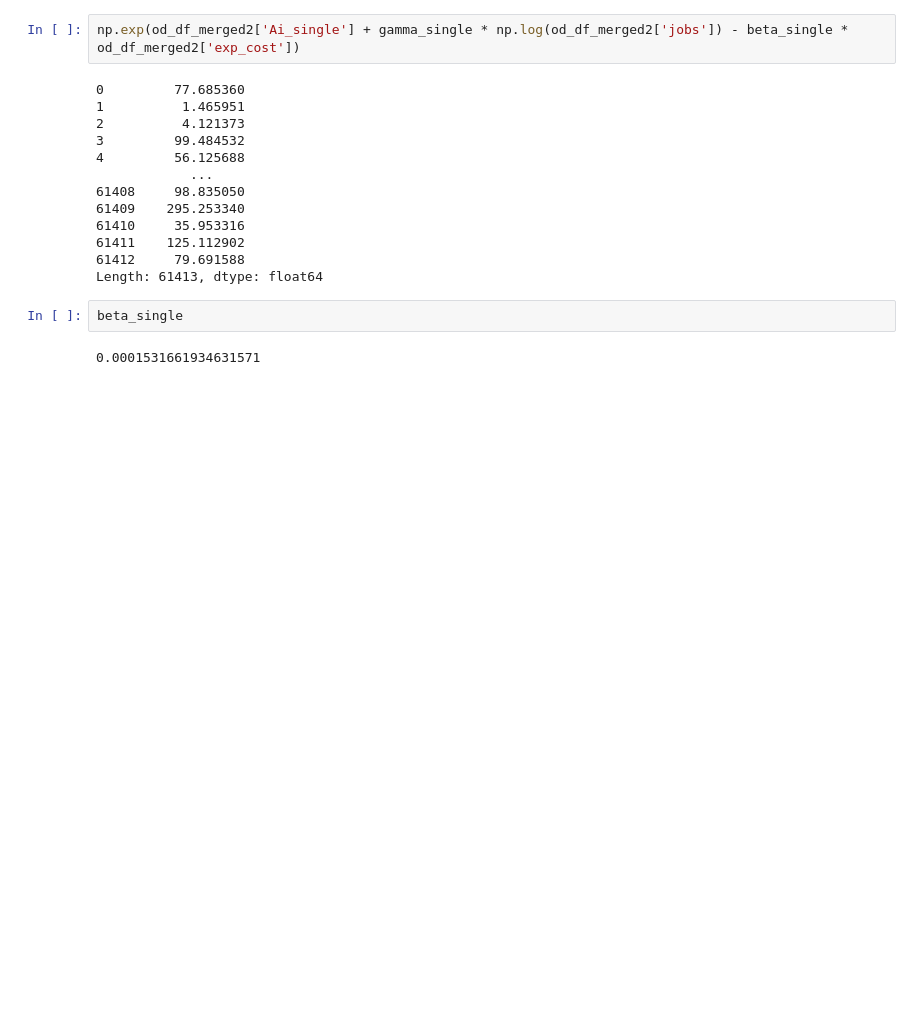
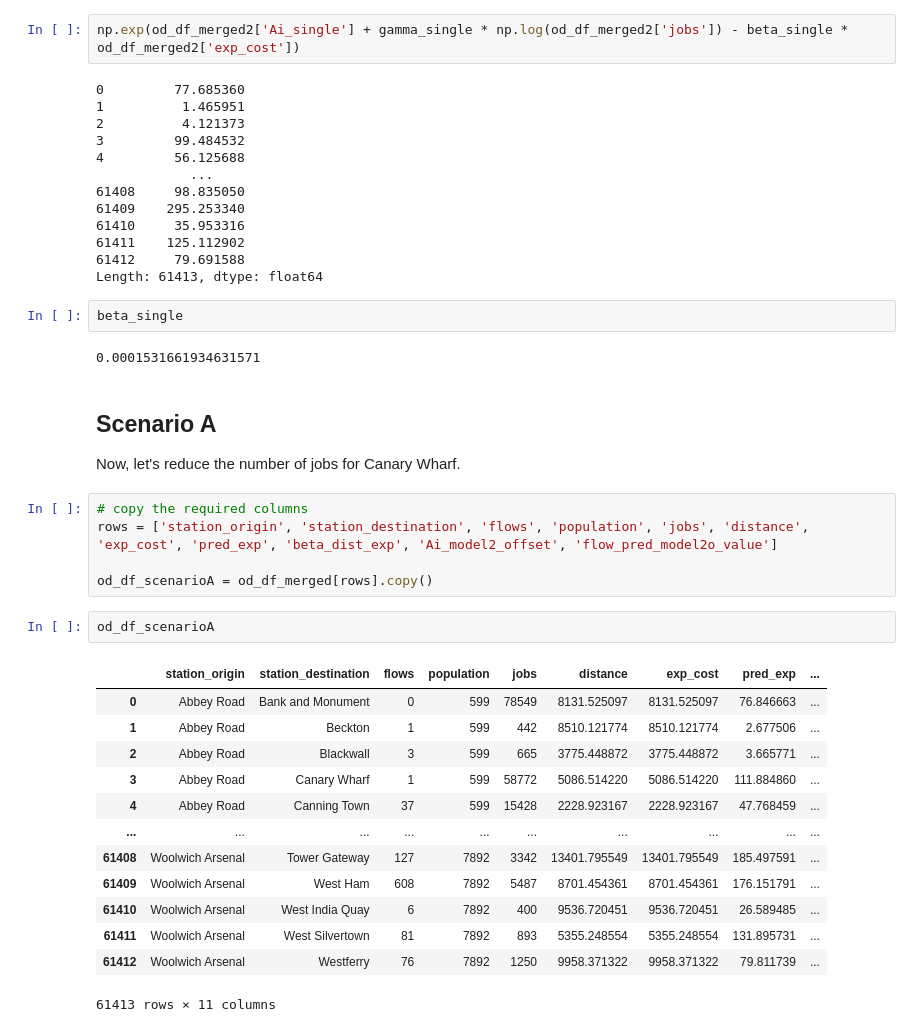
Before and after one commit to sokimura39/Urban_Simulation_Report, a Jupyter notebook: 02_spatial_interaction.ipynb, the cells around one changed output. Cells and saved outputs as stored; diff of their text form; blank space fills up the shorter version.

Commit message:
Added scenario A

```diff
--- a/02_spatial_interaction.ipynb
+++ b/02_spatial_interaction.ipynb
@@ -739,3 +739,28 @@ Length: 61413, dtype: float64
 beta_single
 # %% [output]
 0.0001531661934631571
+# %% [markdown]
+## Scenario A
+
+Now, let's reduce the number of jobs for Canary Wharf.
+# %%
+# copy the required columns
+rows = ['station_origin', 'station_destination', 'flows', 'population', 'jobs', 'distance', 'exp_cost', 'pred_exp', 'beta_dist_exp', 'Ai_model2_offset', 'flow_pred_model2o_value']
+
+od_df_scenarioA = od_df_merged[rows].copy()
+# %%
+od_df_scenarioA
+# %% [output]
+|  | station_origin | station_destination | flows | population | jobs | distance | exp_cost | pred_exp | ... |
+| 0 | Abbey Road | Bank and Monument | 0 | 599 | 78549 | 8131.525097 | 8131.525097 | 76.846663 | ... |
+| 1 | Abbey Road | Beckton | 1 | 599 | 442 | 8510.121774 | 8510.121774 | 2.677506 | ... |
+| 2 | Abbey Road | Blackwall | 3 | 599 | 665 | 3775.448872 | 3775.448872 | 3.665771 | ... |
+| 3 | Abbey Road | Canary Wharf | 1 | 599 | 58772 | 5086.514220 | 5086.514220 | 111.884860 | ... |
+| 4 | Abbey Road | Canning Town | 37 | 599 | 15428 | 2228.923167 | 2228.923167 | 47.768459 | ... |
+| ... | ... | ... | ... | ... | ... | ... | ... | ... | ... |
+| 61408 | Woolwich Arsenal | Tower Gateway | 127 | 7892 | 3342 | 13401.795549 | 13401.795549 | 185.497591 | ... |
+| 61409 | Woolwich Arsenal | West Ham | 608 | 7892 | 5487 | 8701.454361 | 8701.454361 | 176.151791 | ... |
+| 61410 | Woolwich Arsenal | West India Quay | 6 | 7892 | 400 | 9536.720451 | 9536.720451 | 26.589485 | ... |
+| 61411 | Woolwich Arsenal | West Silvertown | 81 | 7892 | 893 | 5355.248554 | 5355.248554 | 131.895731 | ... |
+| 61412 | Woolwich Arsenal | Westferry | 76 | 7892 | 1250 | 9958.371322 | 9958.371322 | 79.811739 | ... |
+61413 rows × 11 columns
```
Also changed, not shown: parts of 6 cells of this notebook.
